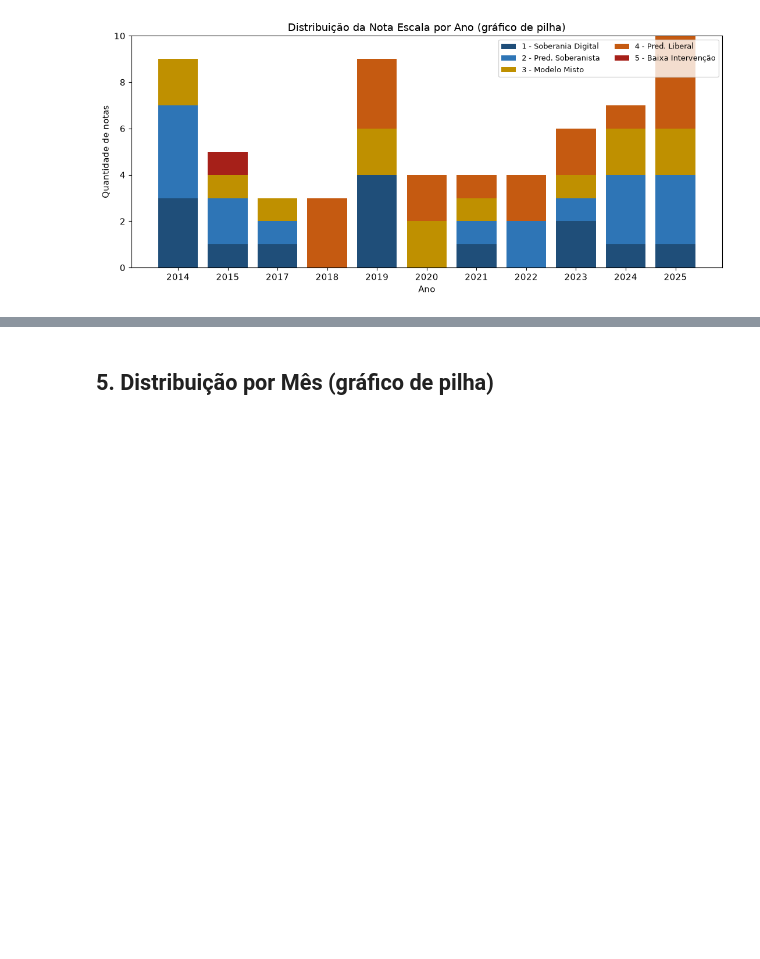
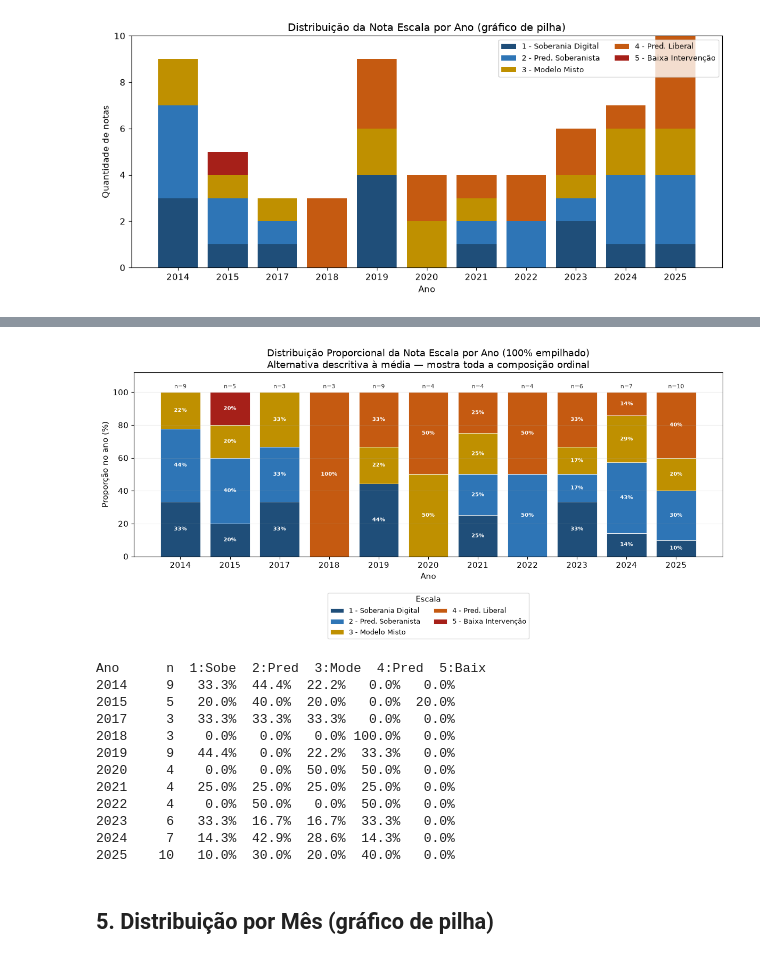
Before and after one commit to juborduchi/governanca-digital_mre, a Jupyter notebook: agente-classificador-notas-LLM/visualizacao/escala_ordinal_visualizacao_completa_executado.ipynb, the cells around one changed output, grey strips where cells are left out. Saved outputs shown, nothing was run; the diff lists cells and outputs as text; code cells hidden in the pictures; blank space fills up the shorter version.

Commit message:
visualização notas

```diff
--- a/agente-classificador-notas-LLM/visualizacao/escala_ordinal_visualizacao_completa_executado.ipynb
+++ b/agente-classificador-notas-LLM/visualizacao/escala_ordinal_visualizacao_completa_executado.ipynb
@@ -177,3 +198,69 @@ plt.show()
+# %%
+# 4b - Distribuição Proporcional 100% por Ano (alternativa à média)
+from collections import Counter, defaultdict
+import numpy as np
+import matplotlib.pyplot as plt
+
+# recomputa por ano (garante independencia da ordem das celulas)
+anos_cnt = defaultdict(lambda: Counter())
+for d in dados:
+    dt_obj = parse_data(d["data"])
+    if dt_obj is None:
+        continue
+    anos_cnt[dt_obj.year][int(d["nota_escala"])] += 1
+
+anos_ord2 = sorted(anos_cnt.keys())
+rotulos_ano2 = [str(a) for a in anos_ord2]
+n_por_ano = [sum(anos_cnt[a].values()) for a in anos_ord2]
+
+fig, ax = plt.subplots(figsize=(12, 6))
+bottom = np.zeros(len(anos_ord2))
+for k in ORDENS:
+    vals_pct = [anos_cnt[a].get(k, 0) / sum(anos_cnt[a].values()) * 100 if sum(anos_cnt[a].values())>0 else 0 for a in anos_ord2]
+    bars = ax.bar(rotulos_ano2, vals_pct, bottom=bottom, label=ROTULOS[k], color=cores_escala[k-1], edgecolor="white", linewidth=0.6)
+    # rotulo interno se >7%
+    for i, (v, b) in enumerate(zip(vals_pct, bottom)):
+        if v > 7:
+            ax.text(i, b + v/2, f"{v:.0f}%", ha="center", va="center", fontsize=7, color="white", fontweight="bold")
+    bottom += np.array(vals_pct)
+
+# anota n no topo
+for i, n in enumerate(n_por_ano):
+    ax.text(i, 101.5, f"n={n}", ha="center", va="bottom", fontsize=8, color="#333333")
+
+ax.set_ylim(0, 112)
+ax.set_ylabel("Proporção no ano (%)")
+ax.set_xlabel("Ano")
+ax.set_title("Distribuição Proporcional da Nota Escala por Ano (100% empilhado)\nAlternativa descritiva à média — mostra toda a composição ordinal")
+ax.set_yticks(range(0, 101, 20))
+ax.legend(title="Escala", ncol=2, fontsize=9, loc="upper center", bbox_to_anchor=(0.5, -0.18))
+ax.grid(axis="y", alpha=0.2)
+plt.tight_layout()
+plt.show()
+
+# tabela de apoio
+print(f"{'Ano':<6} {'n':>3}  " + "  ".join([f"{k}:{ROTULOS[k].split(' - ')[1][:4]:<4}" for k in ORDENS]))
+for a in anos_ord2:
+    tot = sum(anos_cnt[a].values())
+    linha = f"{a:<6} {tot:>3}  "
+    for k in ORDENS:
+        pct = anos_cnt[a].get(k,0)/tot*100
+        linha += f"{pct:5.1f}% "
+    print(linha)
+# %% [output]
+[figure, added]
+Ano      n  1:Sobe  2:Pred  3:Mode  4:Pred  5:Baix
+2014     9   33.3%  44.4%  22.2%   0.0%   0.0%
+2015     5   20.0%  40.0%  20.0%   0.0%  20.0%
+2017     3   33.3%  33.3%  33.3%   0.0%   0.0%
+2018     3    0.0%   0.0%   0.0% 100.0%   0.0%
+2019     9   44.4%   0.0%  22.2%  33.3%   0.0%
+2020     4    0.0%   0.0%  50.0%  50.0%   0.0%
+2021     4   25.0%  25.0%  25.0%  25.0%   0.0%
+2022     4    0.0%  50.0%   0.0%  50.0%   0.0%
+2023     6   33.3%  16.7%  16.7%  33.3%   0.0%
+2024     7   14.3%  42.9%  28.6%  14.3%   0.0%
+2025    10   10.0%  30.0%  20.0%  40.0%   0.0%
 # %% [markdown]
 ## 5. Distribuição por Mês (gráfico de pilha)
 # %%
```
Also changed, not shown: parts of 3 cells of this notebook, 1 other file.
